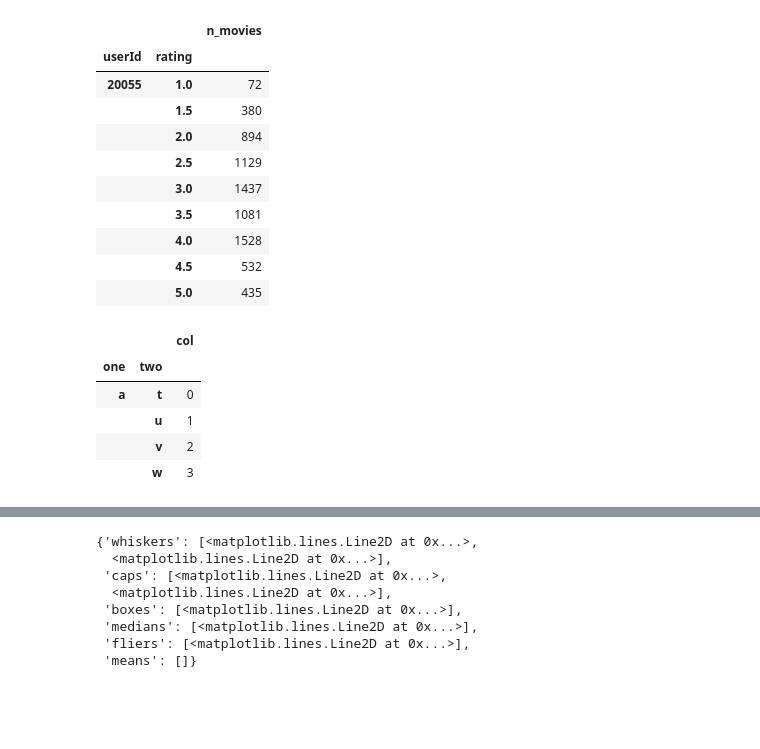
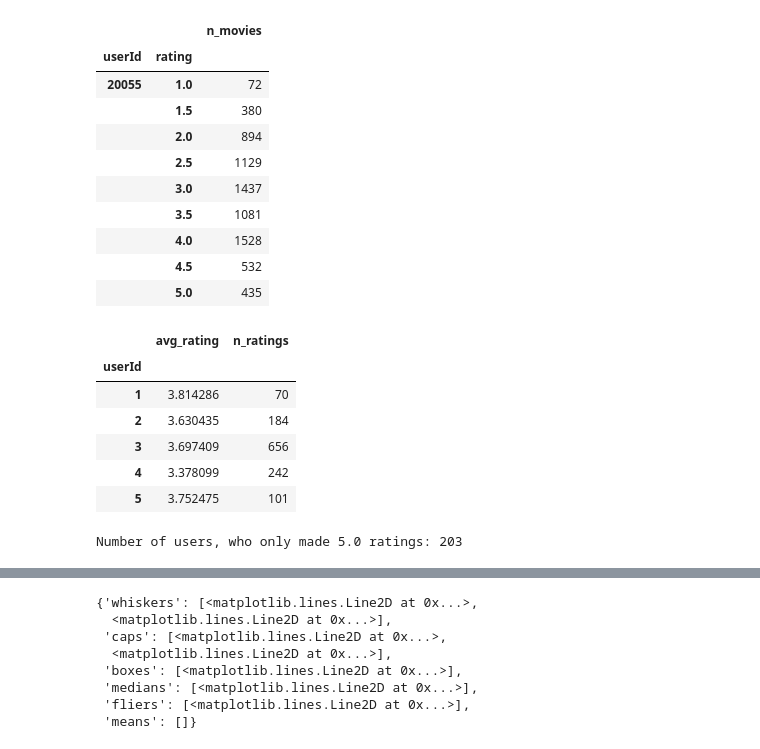
Before and after one commit to lebenaba/movie_recommendation, a Jupyter notebook: notebooks/plots_users_ratings.ipynb, the cells around one changed output, grey strips where cells are left out. Drawn from its saved outputs; the diff is of its cells as text; code cells hidden in the pictures; blank space fills up the shorter version.

```diff
--- a/notebooks/plots_users_ratings.ipynb
+++ b/notebooks/plots_users_ratings.ipynb
@@ -165,17 +163,25 @@ userId
 |  | 4.5 | 532 |
 |  | 5.0 | 435 |
 # %%
-mux = pd.MultiIndex.from_arrays([
-    list('aaaabbbbbccddddd'),
-    list('tuvwtuvwtuvwtuvw')
-], names=['one', 'two'])
+# mux = pd.MultiIndex.from_arrays([
+#     list('aaaabbbbbccddddd'),
+#     list('tuvwtuvwtuvwtuvw')
+# ], names=['one', 'two'])
 
-df = pd.DataFrame({'col': np.arange(len(mux))}, mux)
-df.loc[['a']]
+# df = pd.DataFrame({'col': np.arange(len(mux))}, mux)
+# df.loc[['a']]
-# %% [output]
-|  |  | col |
-| one | two |  |
-| a | t | 0 |
-|  | u | 1 |
-|  | v | 2 |
-|  | w | 3 |
+# %%
+df_rat = user_rating_avg.merge(right=user_rating_sum, on='userId', how='outer')
+df_rat.rename(columns={'n_movies':'n_ratings'}, inplace=True)
+display(df_rat.head())
+
+print('Number of users, who only made 5.0 ratings:', df_rat[df_rat.avg_rating == 5].count().iloc[0])
+# %% [output]
+|  | avg_rating | n_ratings |
+| userId |  |  |
+| 1 | 3.814286 | 70 |
+| 2 | 3.630435 | 184 |
+| 3 | 3.697409 | 656 |
+| 4 | 3.378099 | 242 |
+| 5 | 3.752475 | 101 |
+Number of users, who only made 5.0 ratings: 203
```
Also changed, not shown: parts of 5 cells of this notebook.
